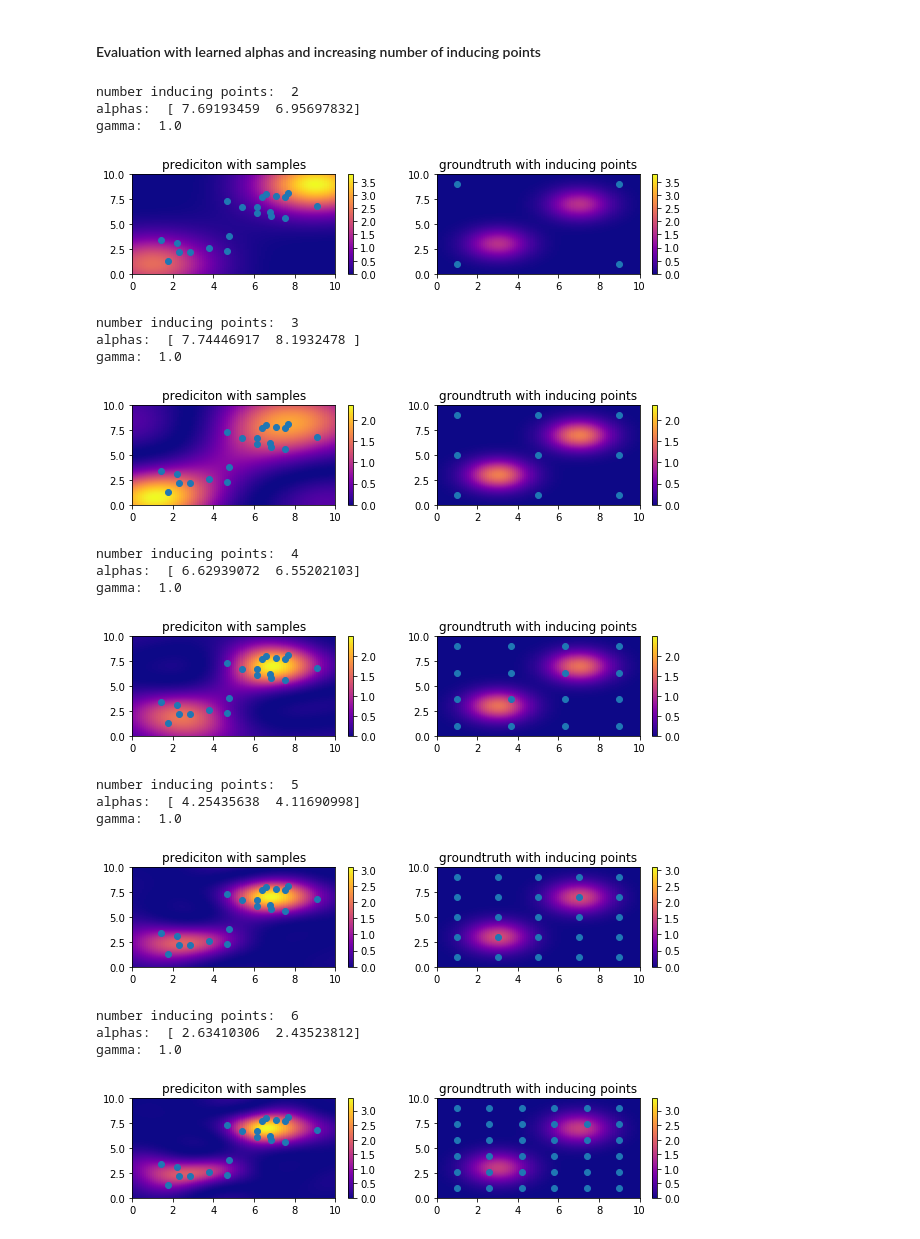
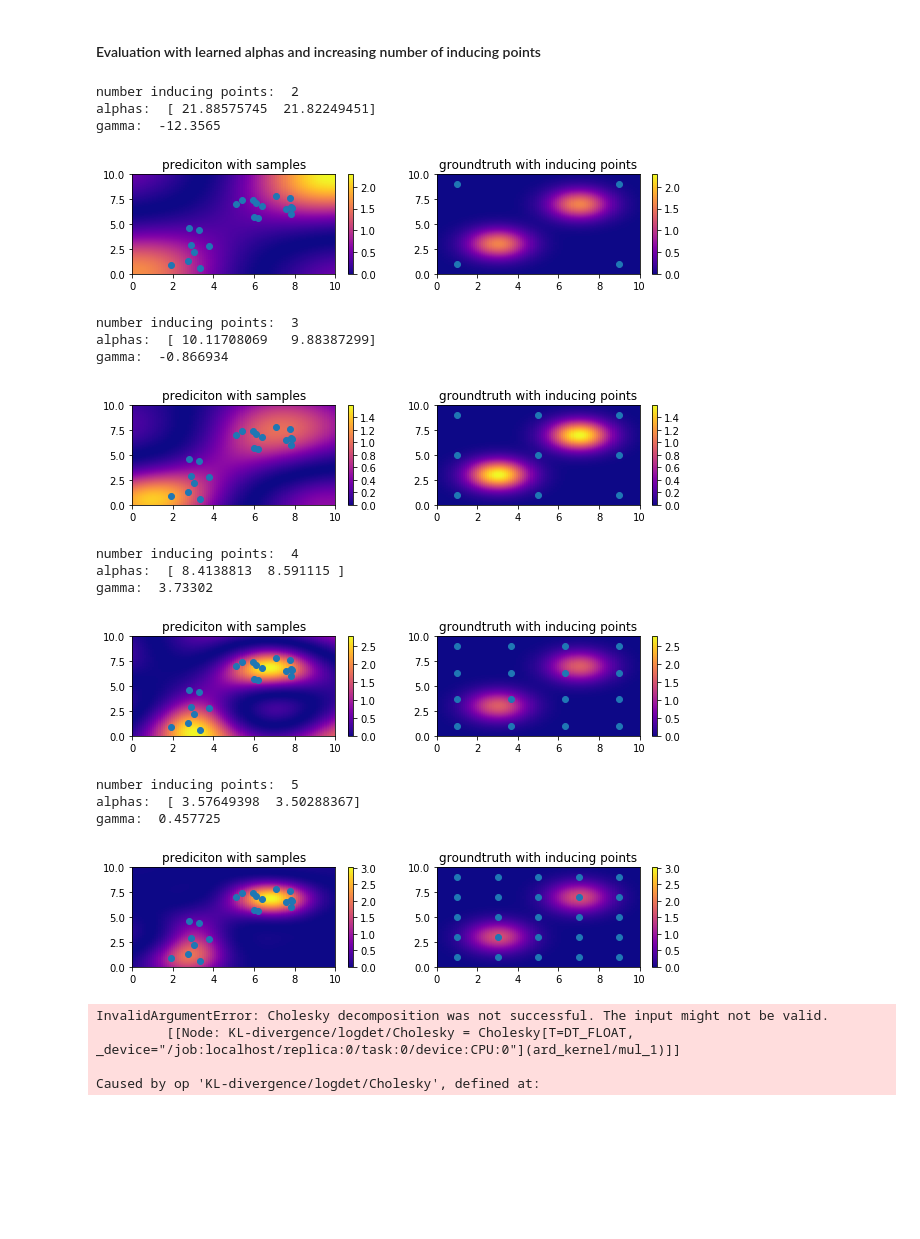
Before and after one commit to maxkohlbrenner/pmai-vi-gpmpp, a Jupyter notebook: main.ipynb, the cells around one changed output. Drawn from its saved outputs; the diff is of its cells as text; code cells hidden in the pictures; blank space fills up the shorter version.

```diff
--- a/main.ipynb
+++ b/main.ipynb
@@ -73,7 +73,7 @@ def train_paramters(res_inducing_points, alpha_init, data):
     max_iterations = 100
     ind_point_res  = res_inducing_points
     learning_rate  =0.01
-    g_init = 1.
+    g_init = 0.3
 
     run_prefix = '2d_dummy_{}ipres_lr{}_{}iterations'.format(ind_point_res, learning_rate, max_iterations)
 
@@ -91,10 +91,10 @@ def train_paramters(res_inducing_points, alpha_init, data):
     # BUILD GRAPH #
     ## ######### ##
     tf.reset_default_graph()
-    lower_bound, merged, Z_ph, u_ph, X_ph, m, S,L_vech, interesting_gradient, K_zz_inv,a,g = build_graph(Z.shape[0],Z.shape[1],alpha_init,g_init)
+    lower_bound, merged, Z_ph, u_ph, X_ph, m, S,L_vech, interesting_gradient, K_zz_inv,a,g,Kzz = build_graph(Z.shape[0],Z.shape[1],alpha_init,g_init)
 
     with tf.name_scope('optimization'):
-        train_step = tf.train.GradientDescentOptimizer(learning_rate).minimize(-lower_bound,var_list=[m,L_vech,a])
+        train_step = tf.train.GradientDescentOptimizer(learning_rate).minimize(-lower_bound,var_list=[m,L_vech,a,g])
 
 
     #inspected_op = tf.get_default_graph().get_tensor_by_name("KL-divergence/truediv:0")
@@ -115,13 +115,13 @@ def train_paramters(res_inducing_points, alpha_init, data):
         # print(np.all(np.linalg.eigvals(S_init_val) >= 0))
 
         for i in range(max_iterations):
-            _, lower_bound_val, m_val, S_val, grad_val, summary, Kzz_inv, _,a_vals,g_val = sess.run([train_step, lower_bound, m, S, interesting_gradient, merged, K_zz_inv, check,a,g], feed_dict={Z_ph:Z, u_ph:0.,X_ph:data})
+            _, lower_bound_val, m_val, S_val, grad_val, summary, Kzz_inv, _,a_vals,g_val,Kzz_val = sess.run([train_step, lower_bound, m, S, interesting_gradient, merged, K_zz_inv, check,a,g,Kzz], feed_dict={Z_ph:Z, u_ph:0.,X_ph:data})
             writer.add_summary(summary, i)
 
             # print('------------')
-            # print(lower_bound_val)
-            # print(m_val)
-            # print(S_val)
+            #print(lower_bound_val)
+            #print(Kzz_val)
+            #print(g_val)
             # print(np.min(S_val))
             # print(np.max(S_val))
             # print(np.allclose(S_val, S_val.T))
@@ -156,7 +156,6 @@ eval_grid = np.array([xx_eval, yy_eval]).transpose(1,2,0).reshape(eval_res**2, 2
 num_iterations = 7
 counter = 1
 
-log_likelihood = []
 
 for i in np.arange(2,7):
 
@@ -169,48 +168,47 @@ for i in np.arange(2,7):
     fig = plt.figure(figsize=(10,15))
 
     max_value = np.max([np.max(vals), np.max(lam_vals)])
     norm = mpl.colors.Normalize(vmin=0, vmax=max_value)
 
     print("number inducing points: ",i)
     print("alphas: ",a_opt)
     print("gamma: ",g_opt)
     ax0 = ax0 = plt.subplot(num_iterations,2,counter)
     im = ax0.pcolormesh(xx_eval, yy_eval, lam_vals.reshape(eval_res,eval_res), cmap=cmap, norm=norm)
     fig.colorbar(im, ax=ax0)
     ax0.set_title('prediciton with samples')
     ax0.scatter(samples[:,0], samples[:,1])
     plt.xlim(Tmin, Tmax)
     plt.ylim(Tmin, Tmax)
 
     ax1 = ax0 = plt.subplot(num_iterations,2,counter+1)
     im1 = ax1.pcolormesh(xx, yy, vals, cmap=cmap, norm=norm)
     fig.colorbar(im1, ax=ax1)
     ax1.set_title('groundtruth with inducing points')
     ax1.scatter(Z_opt[:, 0], Z_opt[:,1])
     plt.xlim(Tmin, Tmax)
     plt.ylim(Tmin, Tmax)
     counter += 2
     #plt.savefig('results/' + run_prefix + '_result.png', dpi=300)
     plt.show()
-    log_likelihood.a
 # %% [output]
 number inducing points:  2
-alphas:  [ 7.69193459  6.95697832]
-gamma:  1.0
+alphas:  [ 21.88575745  21.82249451]
+gamma:  -12.3565
-[figure, old version]
+[figure, new version]
 number inducing points:  3
-alphas:  [ 7.74446917  8.1932478 ]
-gamma:  1.0
+alphas:  [ 10.11708069   9.88387299]
+gamma:  -0.866934
-[figure, old version]
+[figure, new version]
 number inducing points:  4
-alphas:  [ 6.62939072  6.55202103]
-gamma:  1.0
+alphas:  [ 8.4138813  8.591115 ]
+gamma:  3.73302
-[figure, old version]
+[figure, new version]
 number inducing points:  5
-alphas:  [ 4.25435638  4.11690998]
-gamma:  1.0
+alphas:  [ 3.57649398  3.50288367]
+gamma:  0.457725
-[figure, old version]
+[figure, new version]
-number inducing points:  6
-alphas:  [ 2.63410306  2.43523812]
-gamma:  1.0
+InvalidArgumentError: Cholesky decomposition was not successful. The input might not be valid.
+         [[Node: KL-divergence/logdet/Cholesky = Cholesky[T=DT_FLOAT, _device="/job:localhost/replica:0/task:0/device:CPU:0"](ard_kernel/mul_1)]]
+
+Caused by op 'KL-divergence/logdet/Cholesky', defined at:
-[figure, removed]
```
Also changed, not shown: parts of 2 cells of this notebook, 1 other file.
